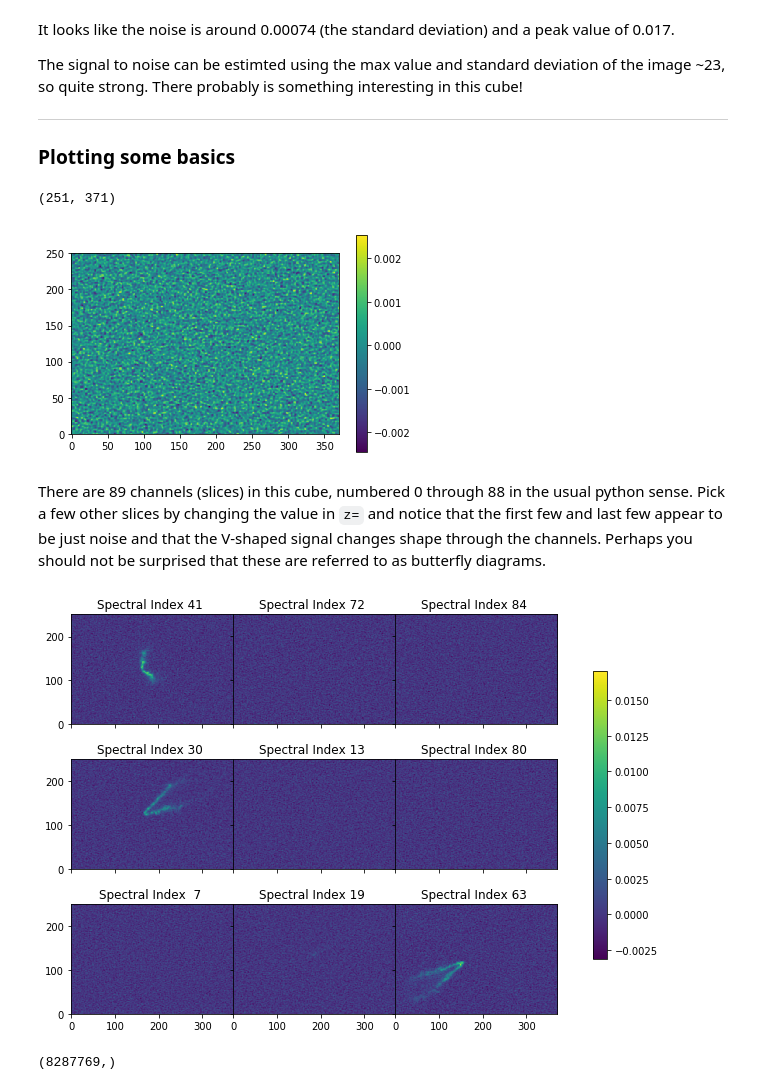
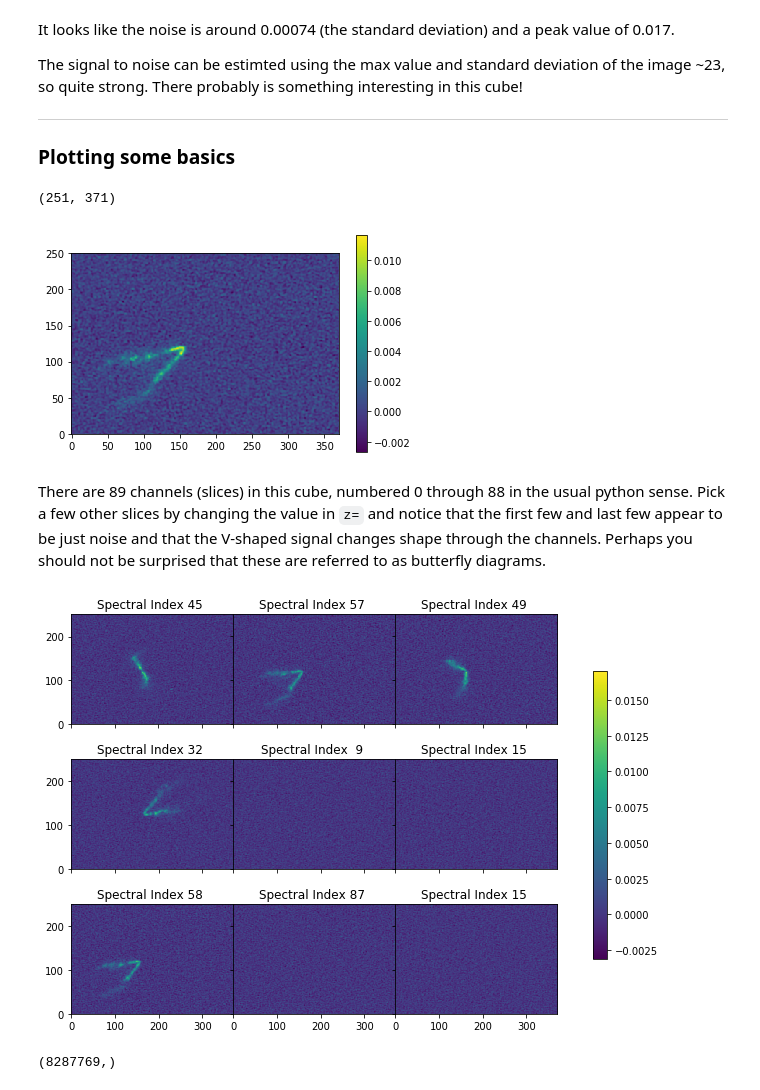
Before and after one commit to kylermurphy/astr288p_2018, a Jupyter notebook: notebooks/Lecture10_08_n6503.ipynb, the cells around one changed output. Cells and saved outputs as stored; diff of their text form; code cells hidden in the pictures.

````diff
--- a/notebooks/Lecture10_08_n6503.ipynb
+++ b/notebooks/Lecture10_08_n6503.ipynb
@@ -221,16 +221,16 @@ The signal to noise can be estimted using the max value and standard deviation o
 
 ### Plotting some basics
 # %%
-z = 80         # the mystery blob
+z = 60         # the mystery blob
 im = d[z,:,:]  #   im = d[z]     also works
 #im = d[z, 50:110, 210:270]
 #im = d[z, 100:150, 140:180]
 plt.imshow(im,origin=['Lower'])
 plt.colorbar()
 print(im.shape)
 # %% [output]
 (251, 371)
-[figure, old version]
+[figure, new version]
 # %% [markdown]
 There are 89 channels (slices) in this cube, numbered 0 through 88 in the usual python sense. Pick a few other slices by changing the value in ```z=``` and notice that the first few and last few appear to be just noise and that the V-shaped signal changes shape through the channels. Perhaps you should not be surprised that these are referred to as butterfly diagrams.
 # %%
@@ -282,7 +282,7 @@ def plot_cube(d_im, cs=3):
 #  to have a look at a few images
 plot_cube(d,3)
 # %% [output]
-[figure, old version]
+[figure, new version]
 # %%
 # look at a histogram of all the data (histogram needs a 1D array)
 # d1 = d.flatten()          # flatten() makes a copy of the array!
````
Also changed, not shown: parts of 3 cells of this notebook.
